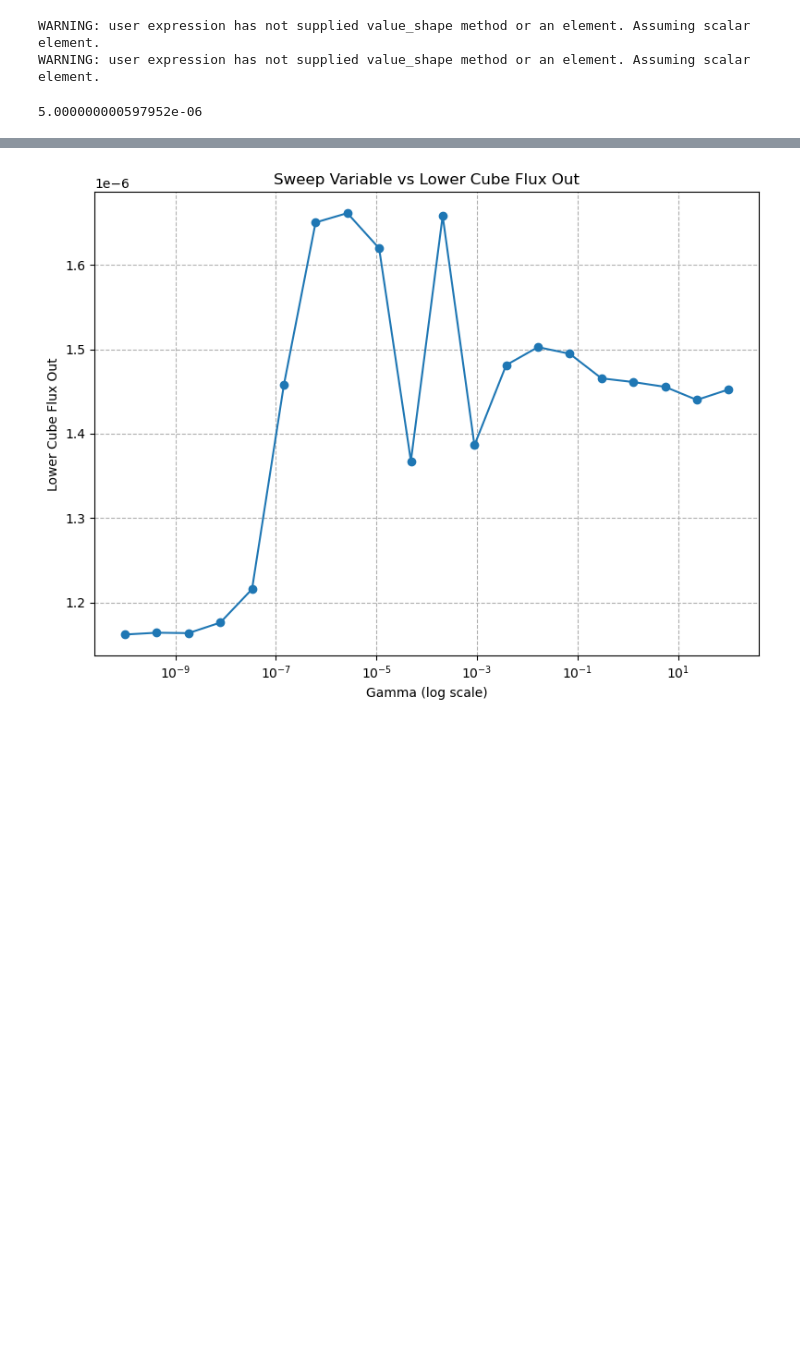
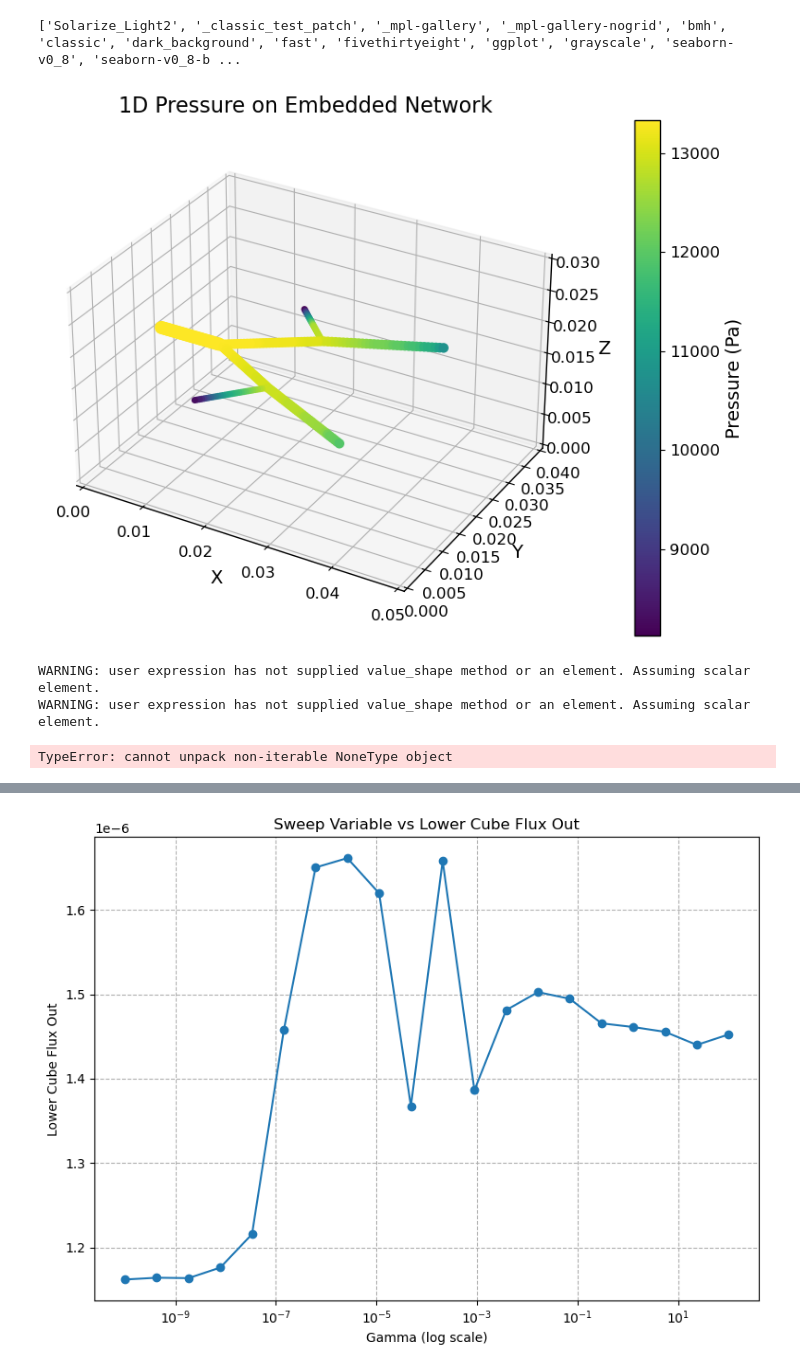
Before and after one commit to isosafrasaurus/multihepatic, a Jupyter notebook: 3d_1d_dckr.ipynb, the cells around one changed output, grey strips where cells are left out. Drawn from its saved outputs; the diff is of its cells as text; code cells hidden in the pictures; blank space fills up the shorter version.

```diff
--- a/3d_1d_dckr.ipynb
+++ b/3d_1d_dckr.ipynb
@@ -17,3 +76,71 @@ sys.path.append(SOURCE_PATH)
+# %%
+import matplotlib
+print(matplotlib.style.available)
+# %% [output]
+['Solarize_Light2', '_classic_test_patch', '_mpl-gallery', '_mpl-gallery-nogrid', 'bmh', 'classic', 'dark_background', 'fast', 'fivethirtyeight', 'ggplot', 'grayscale', 'seaborn-v0_8', 'seaborn-v0_8-b ...
+# %%
+import numpy as np
+import matplotlib.pyplot as plt
+import matplotlib as mpl
+from dolfin import Point
+import tissue
+
+mpl.style.core.reload_library()
+mpl.rc_file('./src/plots.mplstyle')
+
+bounds_min = np.array(TEST_BOUNDS[0])
+bounds_max = np.array(TEST_BOUNDS[1])
+
+G        = TEST_GRAPH
+mesh     = G.mesh
+pressure = uh1d
+
+coords = mesh.coordinates()     # (N_vertices, 3)
+cells  = mesh.cells()           # (N_cells, 2)
+
+midpts = np.mean(coords[cells], axis=1)
+cell_p = np.array([pressure(Point(*pt)) for pt in midpts])
+
+edge_r   = np.array([d['radius'] for _,_,d in G.edges(data=True)])
+cell_eix = G.mf.array()
+cell_r   = edge_r[cell_eix]
+# normalize radii → marker areas (pts²)
+max_area = 100
+sizes    = (cell_r / cell_r.max())**2 * max_area
+
+fig = plt.figure(figsize=(8,6))
+ax  = fig.add_subplot(projection='3d')
+
+sc = ax.scatter(
+    midpts[:,0], midpts[:,1], midpts[:,2],
+    c=cell_p,
+    cmap='viridis',
+    marker='o',
+    s=sizes,
+    edgecolor='k',
+    linewidth=0,
+    alpha=1
+)
+
+ax.set_xlim(bounds_min[0], bounds_max[0])
+ax.set_ylim(bounds_min[1], bounds_max[1])
+ax.set_zlim(bounds_min[2], bounds_max[2])
+
+dx, dy, dz = bounds_max - bounds_min
+ax.set_box_aspect((dx, dy, dz))
+
+ax.set_xlabel('X')
+ax.set_ylabel('Y')
+ax.set_zlabel('Z')
+ax.set_title('1D Pressure on Embedded Network')
+
+cbar = fig.colorbar(sc, ax=ax, pad=0.1)
+cbar.set_label('Pressure (Pa)')
+
+plt.tight_layout()
+plt.show()
+# %% [output]
+[figure, added]
 # %%
 import fem, tissue, numpy as np
 from graphnics import FenicsGraph
@@ -65,7 +192,7 @@ TEST_CUBES_SOLVER = fem.SubCubes(
     upper_cube_bounds = [[0.033, 0.030, 0.010],[0.043, 0.040, 0.020]]
 )
 
-TEST_CUBES_SOLVER.solve(
+uh3d, uh1d = TEST_CUBES_SOLVER.solve(
     gamma = 3.6145827741262347e-05,
     gamma_a = 8.225197366649115e-08,
     gamma_R = 8.620057937882969e-08,
@@ -79,4 +206,4 @@ TEST_CUBES_SOLVER.compute_net_flow_all_dolfin()
 # %% [output]
 WARNING: user expression has not supplied value_shape method or an element. Assuming scalar element.
 WARNING: user expression has not supplied value_shape method or an element. Assuming scalar element.
-5.000000000597952e-06
+TypeError: cannot unpack non-iterable NoneType object
```
Also changed, not shown: parts of 3 cells of this notebook, 2 other files.
